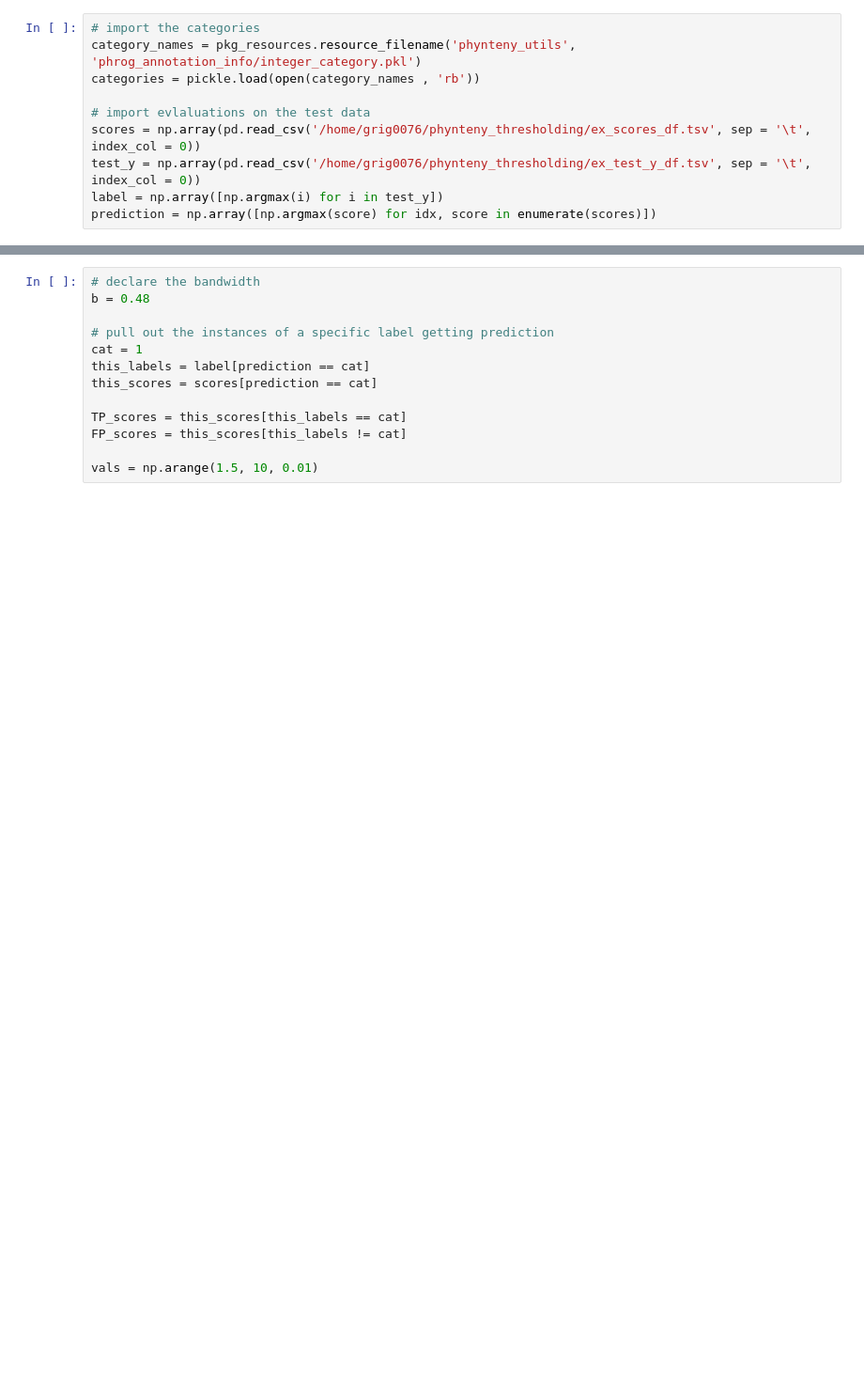
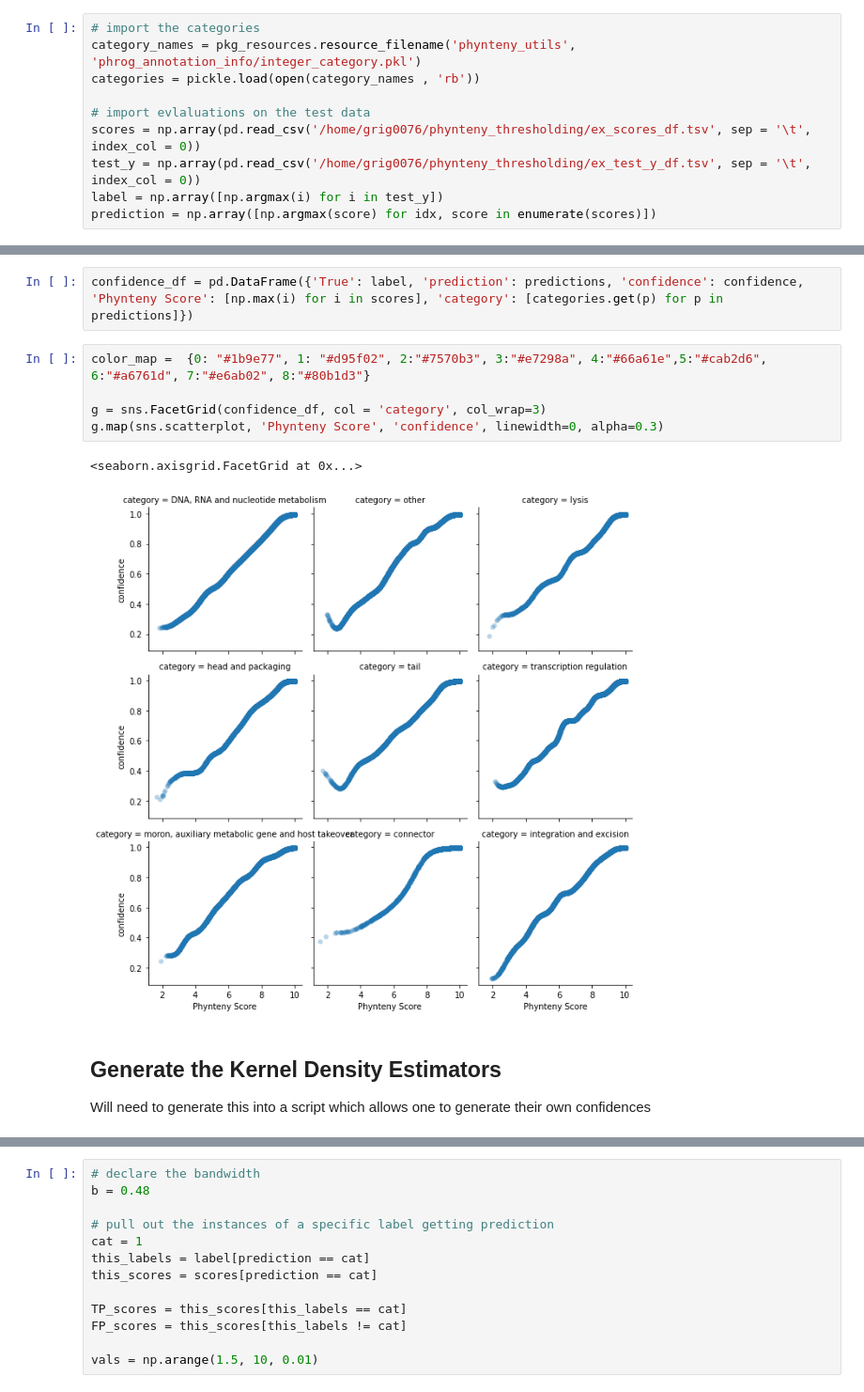
Before and after one commit to susiegriggo/Phynteny, a Jupyter notebook: scripts/kernel_threshold.ipynb, the cells around one changed output, grey strips where cells are left out. Shown at 94% size. Cells and saved outputs as stored; diff of their text form; blank space fills up the shorter version.

```diff
--- a/scripts/kernel_threshold.ipynb
+++ b/scripts/kernel_threshold.ipynb
@@ -108,0 +113,14 @@ array([4, 7, 4, 5, 7, 7, 4, 4, 3, 4, 3, 4, 8, 5, 3, 7, 3, 4, 4, 3, 4, 9,
+# %%
+confidence_df = pd.DataFrame({'True': label, 'prediction': predictions, 'confidence': confidence, 'Phynteny Score': [np.max(i) for i in scores], 'category': [categories.get(p) for p in predictions]})
+# %%
+color_map =  {0: "#1b9e77", 1: "#d95f02", 2:"#7570b3", 3:"#e7298a", 4:"#66a61e",5:"#cab2d6",  6:"#a6761d", 7:"#e6ab02", 8:"#80b1d3"}
+
+g = sns.FacetGrid(confidence_df, col = 'category', col_wrap=3)
+g.map(sns.scatterplot, 'Phynteny Score', 'confidence', linewidth=0, alpha=0.3)
+# %% [output]
+<seaborn.axisgrid.FacetGrid at 0x...>
+[figure, added]
+# %% [markdown]
+## Generate the Kernel Density Estimators
+
+Will need to generate this into a script which allows one to generate their own confidences
```
Also changed, not shown: parts of 19 cells of this notebook, 3 other files.
